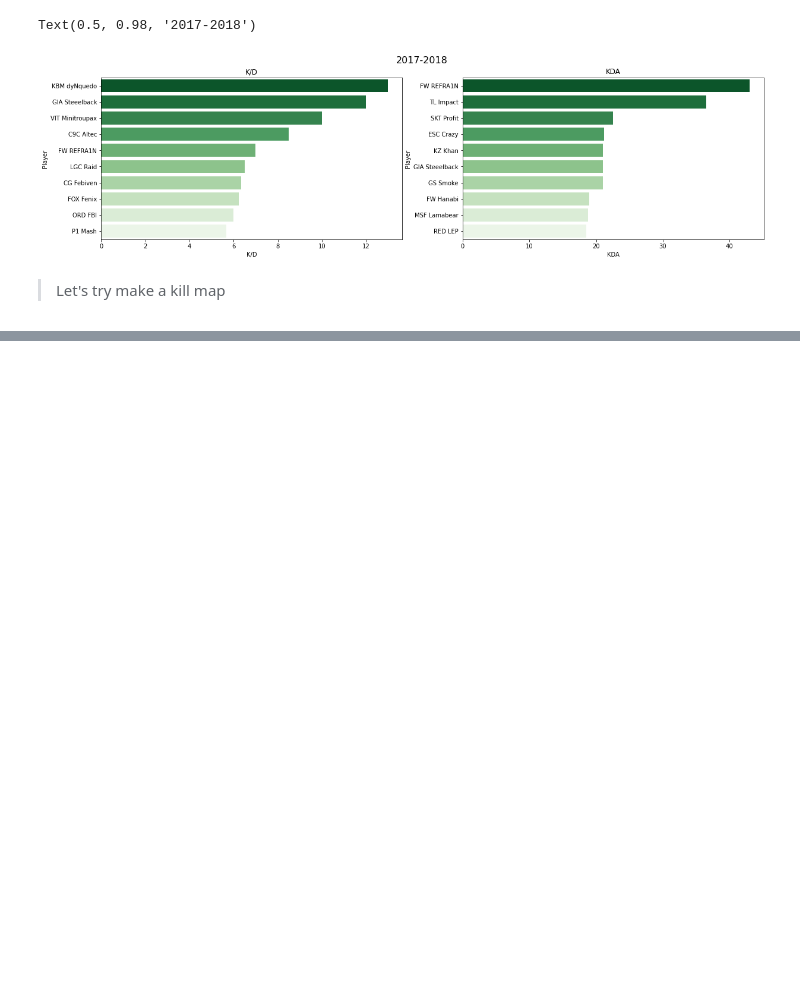
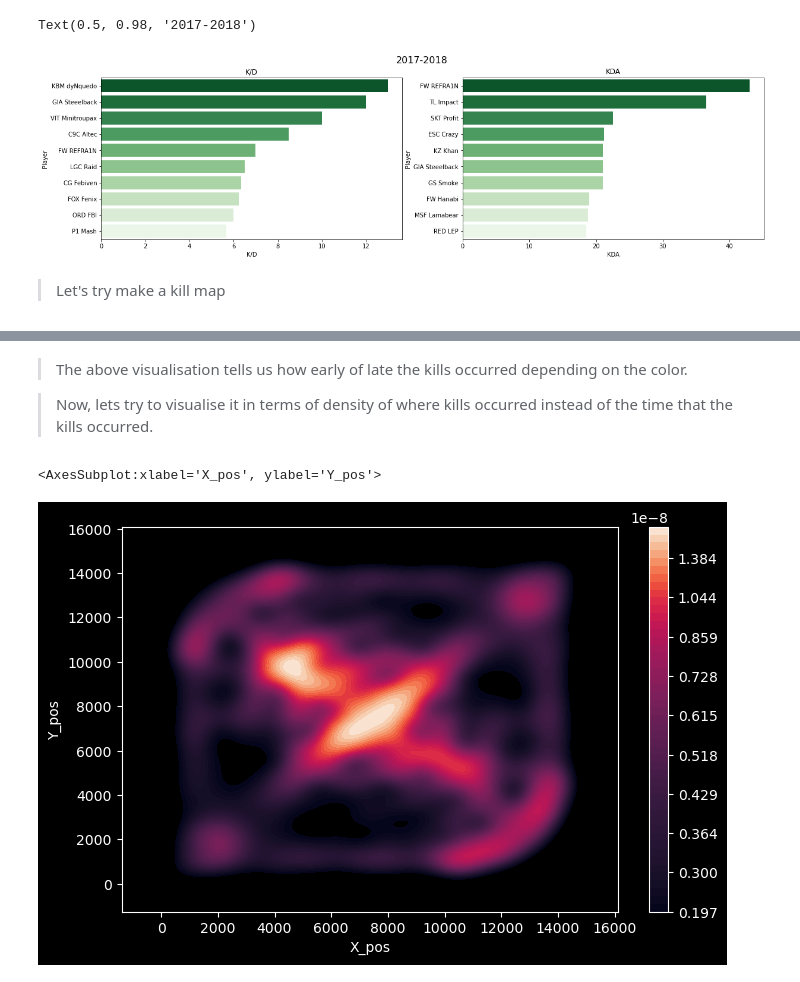
Before and after one commit to oscarqjh/NTU_SC1015_Project, a Jupyter notebook: EDA.ipynb, the cells around one changed output, grey strips where cells are left out. Drawn from its saved outputs; the diff is of its cells as text; code cells hidden in the pictures; blank space fills up the shorter version.

```diff
--- a/EDA.ipynb
+++ b/EDA.ipynb
@@ -407,0 +409,17 @@ TypeError: The x variable is categorical, but one of ['numeric', 'datetime'] is
+# %% [markdown]
+> The above visualisation tells us how early of late the kills occurred depending on the color.
+
+> Now, lets try to visualise it in terms of density of where kills occurred instead of the time that the kills occurred.
+# %%
+# attempt to make kill map with seaborn
+f = plt.figure(figsize=(8,5))
+kill_data = kill_data.loc[kill_data.x_pos != 'TooEarly']
+kill_data = kill_data.loc[kill_data.x_pos.notnull()]
+kill_data['X_pos'] = kill_data['x_pos'].astype(int)
+kill_data['Y_pos'] = kill_data['y_pos'].astype(int)
+cmap2= sns.color_palette('rocket', as_cmap=True)
+plt.style.use("dark_background")
+sns.kdeplot(data=kill_data, x='X_pos', y='Y_pos', cmap=cmap2, n_levels=50, shade=True, cbar=True)
+# %% [output]
+<AxesSubplot:xlabel='X_pos', ylabel='Y_pos'>
+[figure, added]
```
Also changed, not shown: parts of 2 cells of this notebook.
